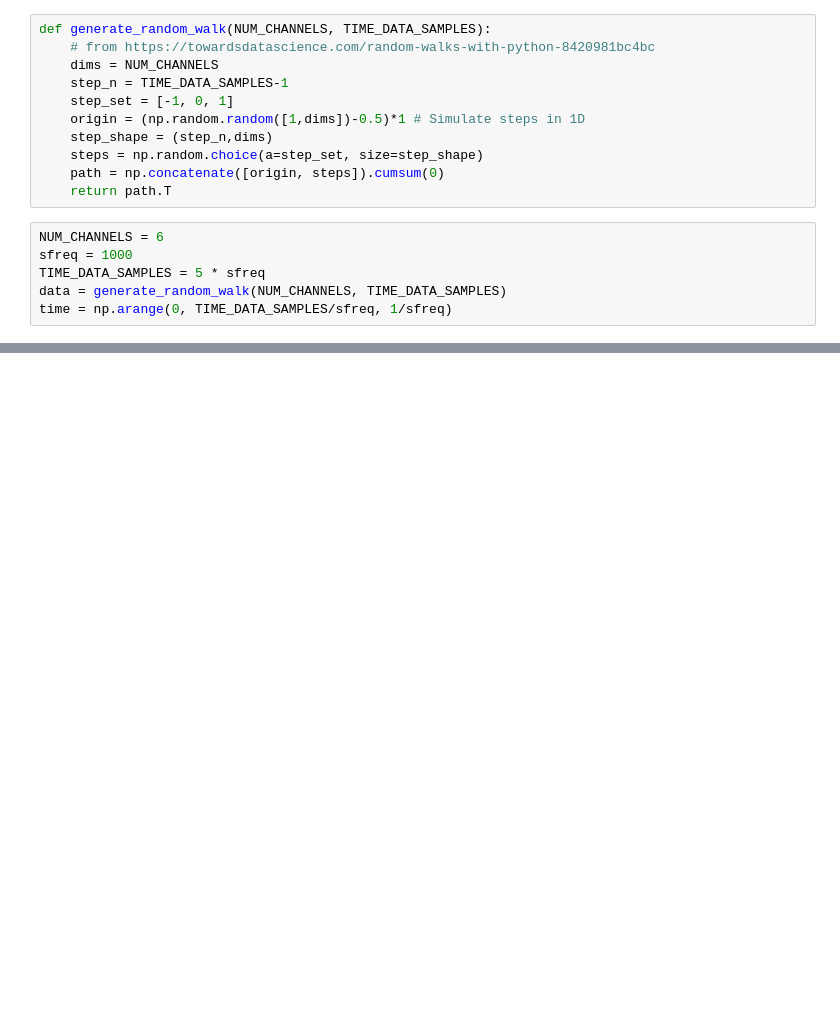
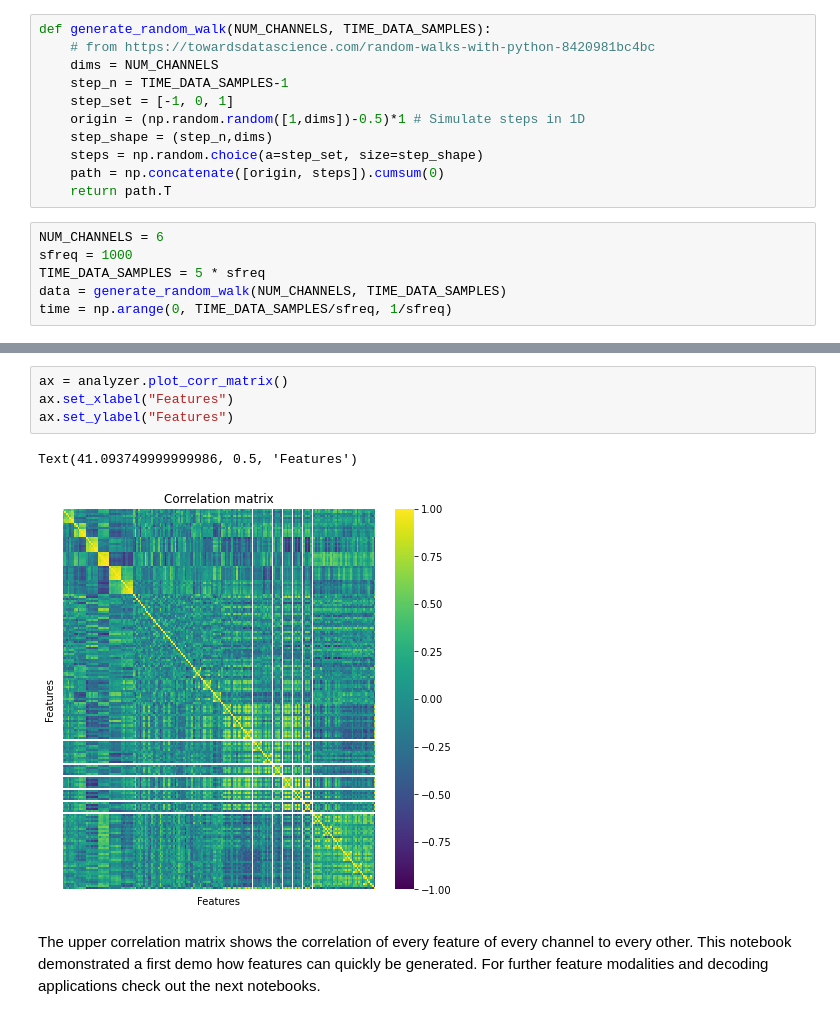
Before and after one commit to neuromodulation/py_neuromodulation, a Jupyter notebook: sphinx/first_demo.ipynb, the cells around one changed output, grey strips where cells are left out. Saved outputs shown, nothing was run; the diff lists cells and outputs as text; blank space fills up the shorter version.

```diff
--- a/sphinx/first_demo.ipynb
+++ b/sphinx/first_demo.ipynb
@@ -58,0 +192,10 @@ Py_neuromodualtion is based on two parametrization files:
+# %%
+ax = analyzer.plot_corr_matrix()
+ax.set_xlabel("Features")
+ax.set_ylabel("Features")
+# %% [output]
+Text(41.093749999999986, 0.5, 'Features')
+[figure, added]
+# %% [markdown]
+The upper correlation matrix shows the correlation of every feature of every channel to every other.
+This notebook demonstrated a first demo how features can quickly be generated. For further feature modalities and decoding applications check out the next notebooks.
```
Also changed, not shown: parts of 16 cells of this notebook, 44 other files.
